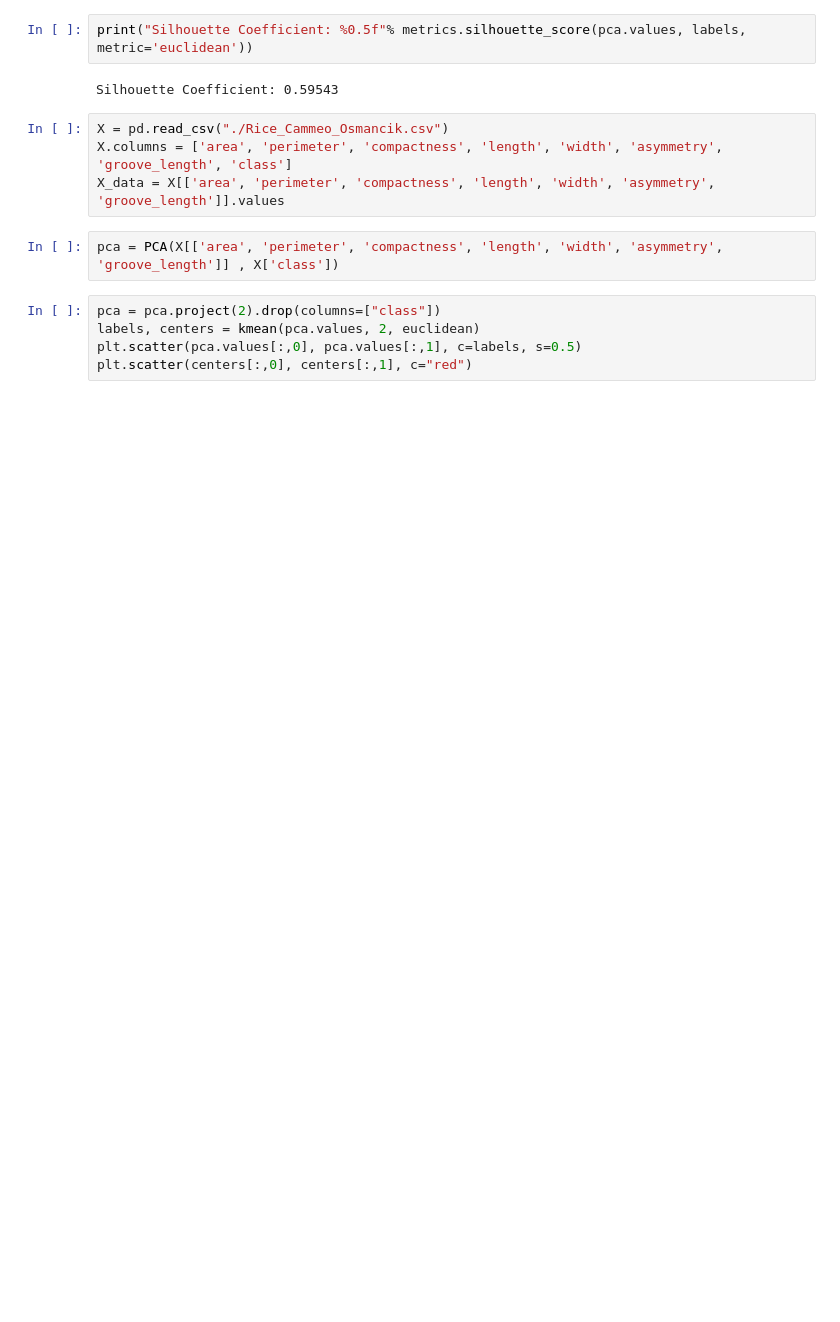
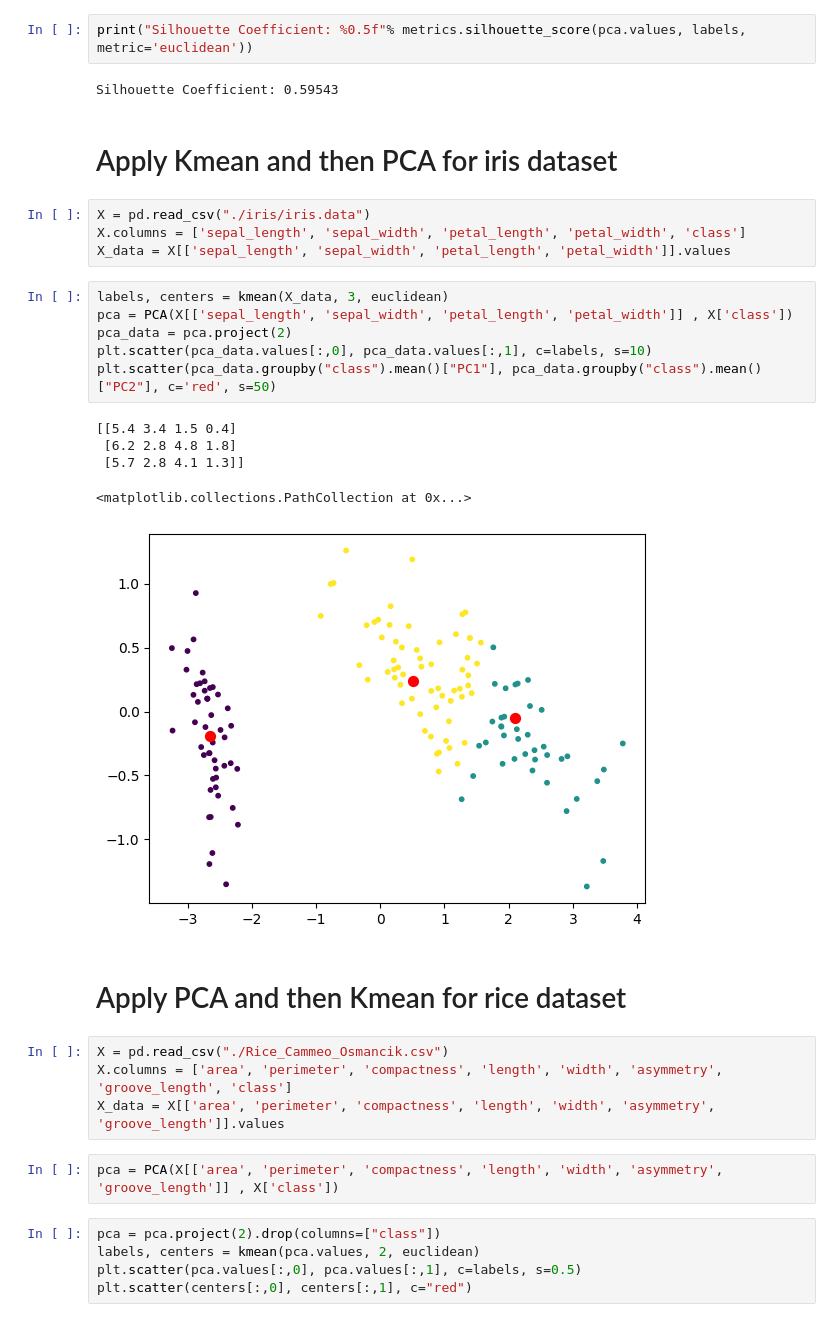
Before and after one commit to tung-ngt/ml2, a Jupyter notebook: labwork2/k-mean.ipynb, the cells around one changed output. Drawn from its saved outputs; the diff is of its cells as text; blank space fills up the shorter version.

Commit message:
add iris kmean then pca & add title

```diff
--- a/labwork2/k-mean.ipynb
+++ b/labwork2/k-mean.ipynb
@@ -146,6 +148,26 @@ plt.scatter(centers[:,0], centers[:,1], c="red")
 print("Silhouette Coefficient: %0.5f"% metrics.silhouette_score(pca.values, labels, metric='euclidean'))
 # %% [output]
 Silhouette Coefficient: 0.59543
+# %% [markdown]
+# Apply Kmean and then PCA for iris dataset
+# %%
+X = pd.read_csv("./iris/iris.data")
+X.columns = ['sepal_length', 'sepal_width', 'petal_length', 'petal_width', 'class']
+X_data = X[['sepal_length', 'sepal_width', 'petal_length', 'petal_width']].values
+# %%
+labels, centers = kmean(X_data, 3, euclidean)
+pca = PCA(X[['sepal_length', 'sepal_width', 'petal_length', 'petal_width']] , X['class'])
+pca_data = pca.project(2)
+plt.scatter(pca_data.values[:,0], pca_data.values[:,1], c=labels, s=10)
+plt.scatter(pca_data.groupby("class").mean()["PC1"], pca_data.groupby("class").mean()["PC2"], c='red', s=50)
+# %% [output]
+[[5.4 3.4 1.5 0.4]
+ [6.2 2.8 4.8 1.8]
+ [5.7 2.8 4.1 1.3]]
+<matplotlib.collections.PathCollection at 0x...>
+[figure, added]
+# %% [markdown]
+# Apply PCA and then Kmean for rice dataset
 # %%
 X = pd.read_csv("./Rice_Cammeo_Osmancik.csv")
 X.columns = ['area', 'perimeter', 'compactness', 'length', 'width', 'asymmetry', 'groove_length', 'class']
```
Also changed, not shown: parts of 6 cells of this notebook.
